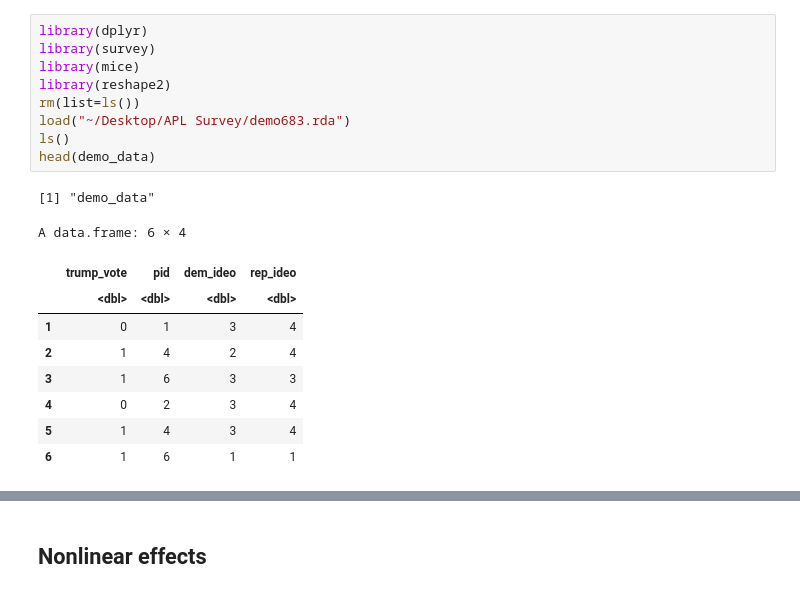
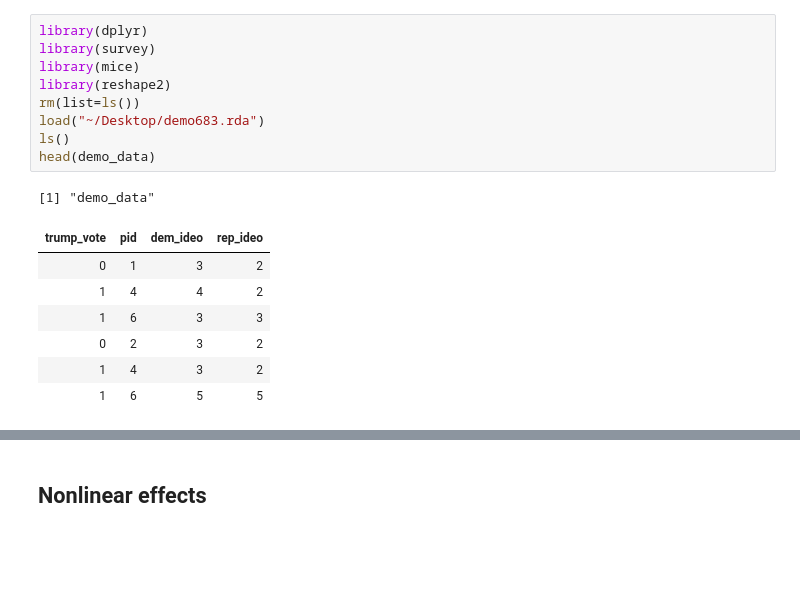
Before and after one commit to crweber81/jupyter, a Jupyter notebook: Section 4.ipynb, the cells around one changed output, grey strips where cells are left out. Drawn from its saved outputs; the diff is of its cells as text; blank space fills up the shorter version.

```diff
--- a/Section 4.ipynb
+++ b/Section 4.ipynb
@@ -36,23 +44,21 @@ The problem more or less boils down to something relatively simple: The model is
 # %%
 library(dplyr)
 library(survey)
 library(mice)
 library(reshape2)
 rm(list=ls())
-load("~/Desktop/APL Survey/demo683.rda")
+load("~/Desktop/demo683.rda")
 ls()
 head(demo_data)
 # %% [output]
 [1] "demo_data"
-A data.frame: 6 × 4
-|  | trump_vote | pid | dem_ideo | rep_ideo |
-|  | <dbl> | <dbl> | <dbl> | <dbl> |
-| 1 | 0 | 1 | 3 | 4 |
-| 2 | 1 | 4 | 2 | 4 |
-| 3 | 1 | 6 | 3 | 3 |
-| 4 | 0 | 2 | 3 | 4 |
-| 5 | 1 | 4 | 3 | 4 |
-| 6 | 1 | 6 | 1 | 1 |
+| trump_vote | pid | dem_ideo | rep_ideo |
+| 0 | 1 | 3 | 2 |
+| 1 | 4 | 4 | 2 |
+| 1 | 6 | 3 | 3 |
+| 0 | 2 | 3 | 2 |
+| 1 | 4 | 3 | 2 |
+| 1 | 6 | 5 | 5 |
 # %%
 library(dplyr)
 library(survey)
```
Also changed, not shown: parts of 15 cells of this notebook.
